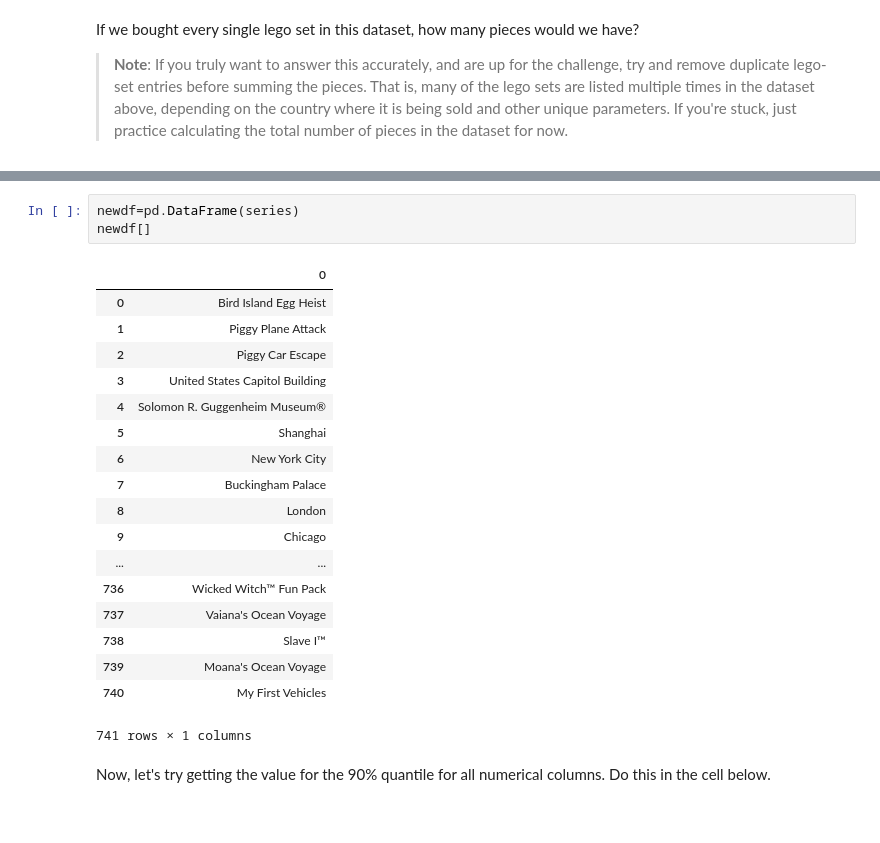
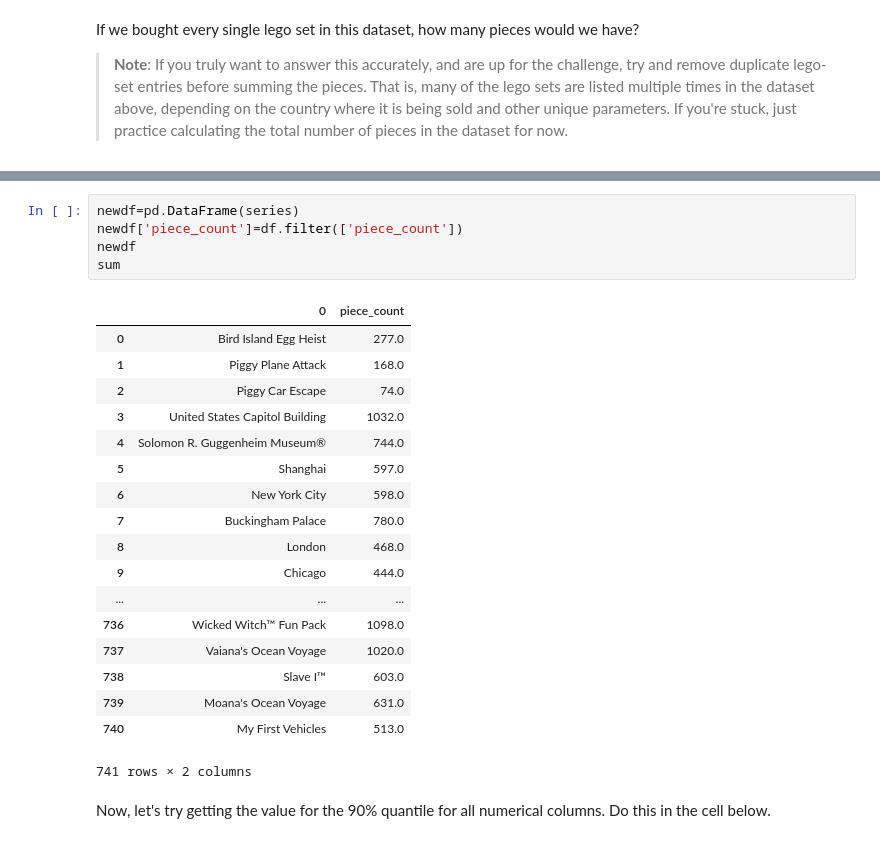
Before and after one commit to reubenarmd/dsc-statistical-methods-in-pandas-lab-nyc-ds-082619, a Jupyter notebook: index.ipynb, the cells around one changed output, grey strips where cells are left out. Saved outputs shown, nothing was run; the diff lists cells and outputs as text.

```diff
--- a/index.ipynb
+++ b/index.ipynb
@@ -167,26 +167,28 @@ array(['Bird Island Egg Heist', 'Piggy Plane Attack', 'Piggy Car Escape',
        'My First Vehicles'], dtype=object)
 # %%
 newdf=pd.DataFrame(series)
-newdf[]
+newdf['piece_count']=df.filter(['piece_count'])
+newdf
+sum
 # %% [output]
-|  | 0 |
-| 0 | Bird Island Egg Heist |
-| 1 | Piggy Plane Attack |
-| 2 | Piggy Car Escape |
-| 3 | United States Capitol Building |
-| 4 | Solomon R. Guggenheim Museum® |
-| 5 | Shanghai |
-| 6 | New York City |
-| 7 | Buckingham Palace |
-| 8 | London |
-| 9 | Chicago |
-| ... | ... |
-| 736 | Wicked Witch™ Fun Pack |
-| 737 | Vaiana's Ocean Voyage |
-| 738 | Slave I™ |
-| 739 | Moana's Ocean Voyage |
-| 740 | My First Vehicles |
+|  | 0 | piece_count |
+| 0 | Bird Island Egg Heist | 277.0 |
+| 1 | Piggy Plane Attack | 168.0 |
+| 2 | Piggy Car Escape | 74.0 |
+| 3 | United States Capitol Building | 1032.0 |
+| 4 | Solomon R. Guggenheim Museum® | 744.0 |
+| 5 | Shanghai | 597.0 |
+| 6 | New York City | 598.0 |
+| 7 | Buckingham Palace | 780.0 |
+| 8 | London | 468.0 |
+| 9 | Chicago | 444.0 |
+| ... | ... | ... |
+| 736 | Wicked Witch™ Fun Pack | 1098.0 |
+| 737 | Vaiana's Ocean Voyage | 1020.0 |
+| 738 | Slave I™ | 603.0 |
+| 739 | Moana's Ocean Voyage | 631.0 |
+| 740 | My First Vehicles | 513.0 |
-741 rows × 1 columns
+741 rows × 2 columns
 # %% [markdown]
 Now, let's try getting the value for the 90% quantile for all numerical columns.  Do this in the cell below.
 # %%
```
